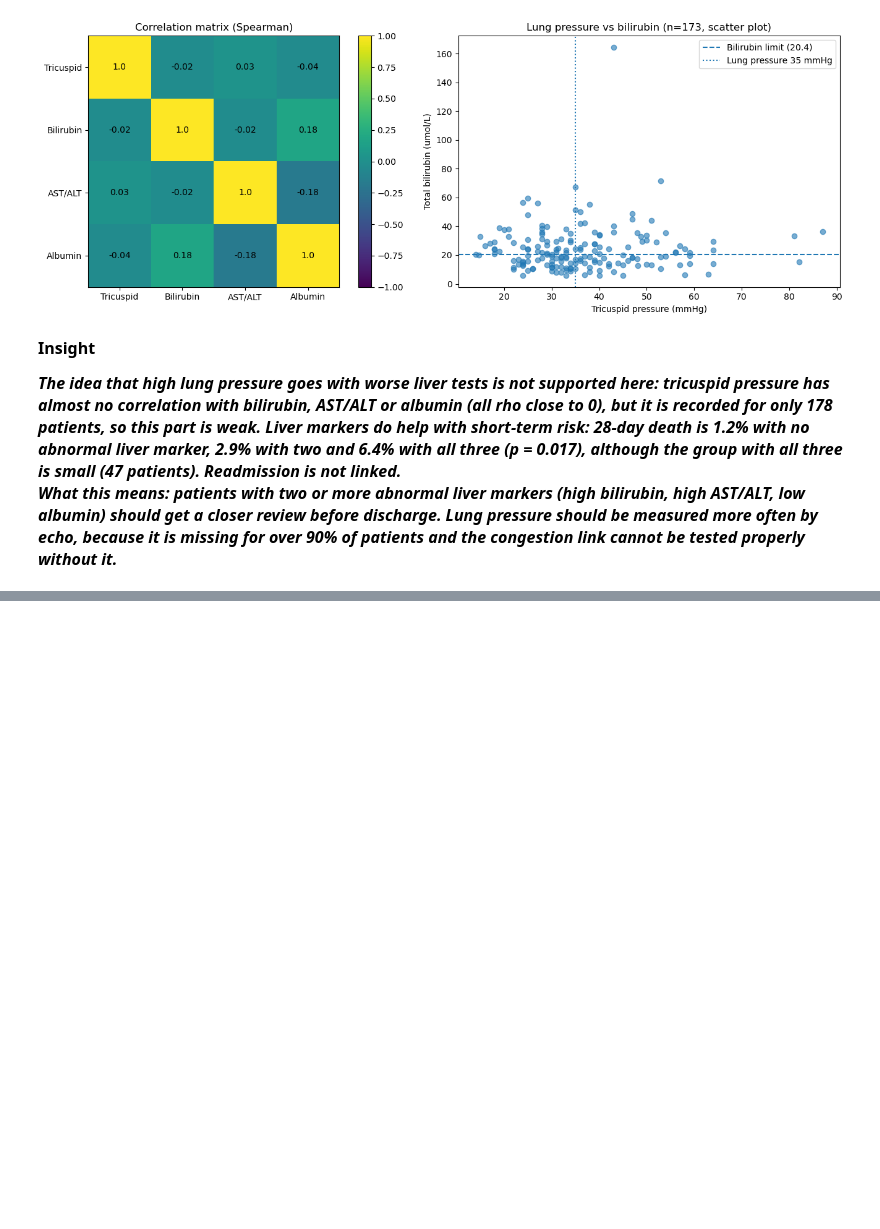
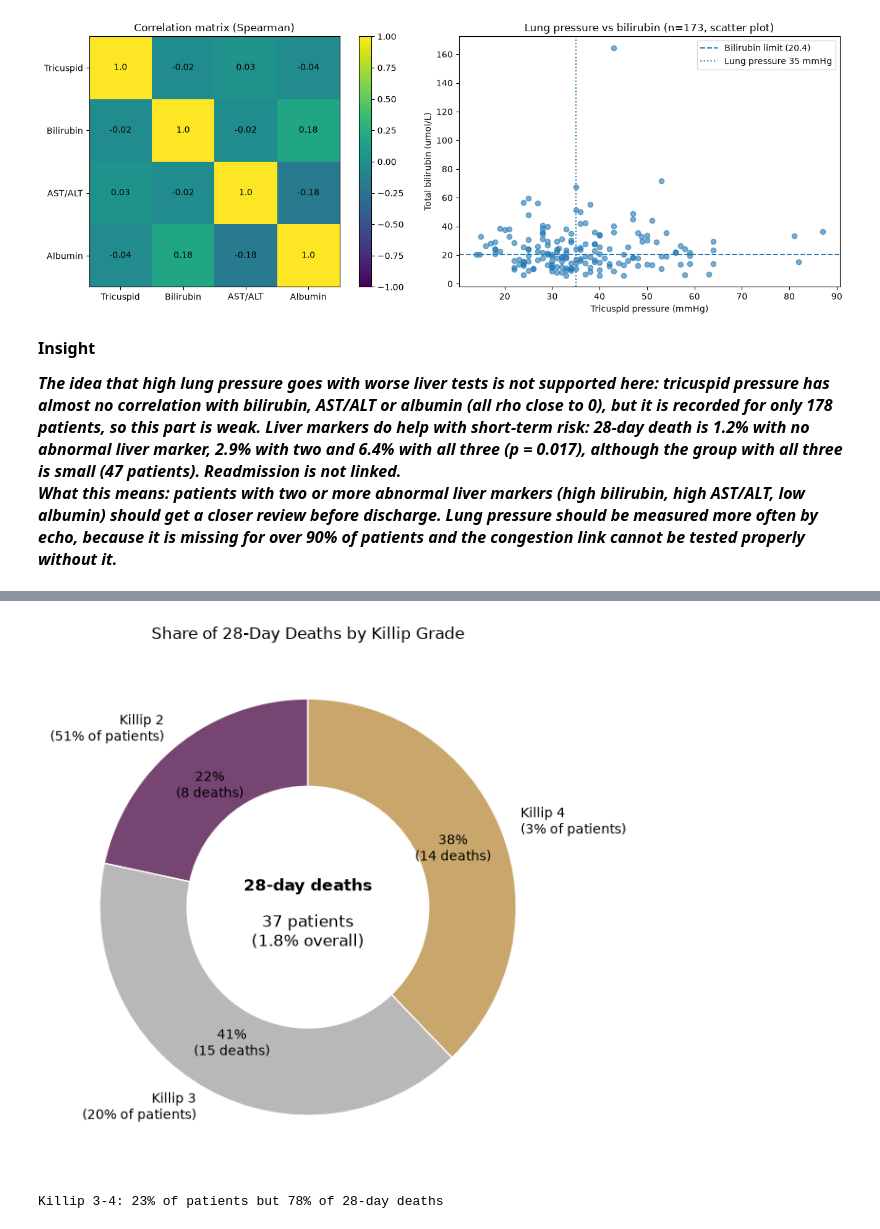
Before and after one commit to SaranyaShanmugam2026/Team2_PythonPioneers_PythonHackathon_Sep_2026, a Jupyter notebook: Team2_PythonPioneers_3.1.Prescriptive_Analysis.ipynb, the cells around one changed output, grey strips where cells are left out. Cells and saved outputs as stored; diff of their text form; code cells hidden in the pictures; blank space fills up the shorter version.

```diff
--- a/Team2_PythonPioneers_3.1.Prescriptive_Analysis.ipynb
+++ b/Team2_PythonPioneers_3.1.Prescriptive_Analysis.ipynb
@@ -581,0 +1188,78 @@ plt.show()
+# %%
+killip = df[[
+    "killip_grade",
+    "outcome_during_hospitalization",
+    "death_within_28_days"
+]].copy()
+
+killip["killip_grade"] = pd.to_numeric(killip["killip_grade"], errors="coerce")
+killip["in_hospital_death"] = (killip["outcome_during_hospitalization"] == "Dead").astype(int)
+killip["death_within_28_days"] = pd.to_numeric(
+    killip["death_within_28_days"], errors="coerce"
+)
+
+killip = killip[killip["killip_grade"].isin([1, 2, 3, 4])]
+
+summary = killip.groupby("killip_grade").agg(
+    patients=("killip_grade", "size"),
+    in_hospital_mortality=("in_hospital_death", "mean"),
+    mortality_28d=("death_within_28_days", "mean")
+).reset_index()
+
+summary["in_hospital_mortality"] = summary["in_hospital_mortality"] * 100
+summary["mortality_28d"] = summary["mortality_28d"] * 100
+summary["increase_28d"] = summary["mortality_28d"].diff()
+
+display(summary.round(1))
+
+for outcome, name in [("in_hospital_death", "In-hospital death"), ("death_within_28_days", "28-day death")]:
+    rho, p = spearmanr(killip["killip_grade"], killip[outcome])
+    chi2, chi_p, dof, expected = chi2_contingency(pd.crosstab(killip["killip_grade"], killip[outcome]))
+    print(f"{name}: Spearman rho = {rho:.2f}, p = {p:.4f} | chi-square p = {chi_p:.4f}")
+
+largest = summary["increase_28d"].idxmax()
+
+print(
+    f"Largest observed increase in 28-day mortality: "
+    f"Killip {int(summary.loc[largest, 'killip_grade'])-1} → "
+    f"Killip {int(summary.loc[largest, 'killip_grade'])} "
+    f"({summary.loc[largest, 'increase_28d']:.1f} percentage points)"
+)
+
+print(f"Overall 28-day mortality: {killip['death_within_28_days'].mean() * 100:.1f}%")
+
+#=============================
+# Visualization
+#=============================
+
+deaths = killip.groupby("killip_grade")["death_within_28_days"].sum()
+deaths = deaths[deaths > 0]                      # Killip 1 had no deaths
+patients_share = killip["killip_grade"].value_counts(normalize=True) * 100
+
+cols = ["#6daa9f", "#774571", "#b8b8b8", "#c9a66b"]
+
+plt.figure(figsize=(8, 6))
+
+plt.pie(
+    deaths,
+    labels=[f"Killip {int(g)}\n({patients_share[g]:.0f}% of patients)" for g in deaths.index],
+    colors=cols[1:len(deaths) + 1],
+    startangle=90,
+    autopct=lambda p: f"{p:.0f}%\n({round(p * deaths.sum() / 100)} deaths)",
+    pctdistance=0.75,
+    labeldistance=1.1,
+    wedgeprops=dict(width=0.42, edgecolor="white")
+)
+
+# Centre text: real overall 28-day mortality
+overall = killip["death_within_28_days"].mean() * 100
+plt.text(0, 0.1, "28-day deaths", ha="center", va="center", fontsize=12, fontweight="bold")
+plt.text(0, -0.12, f"{int(deaths.sum())} patients\n({overall:.1f}% overall)", ha="center", va="center", fontsize=12)
+
+plt.title("Share of 28-Day Deaths by Killip Grade")
+plt.tight_layout()
+plt.show()
+
+top = deaths.loc[[3, 4]].sum() / deaths.sum() * 100
+print(f"Killip 3-4: {patients_share[[3, 4]].sum():.0f}% of patients but {top:.0f}% of 28-day deaths")
+# %% [output]
@@ -581,0 +1275,2 @@ plt.show()
+[figure, added]
+Killip 3-4: 23% of patients but 78% of 28-day deaths
```
Also changed, not shown: parts of 28 cells of this notebook.
